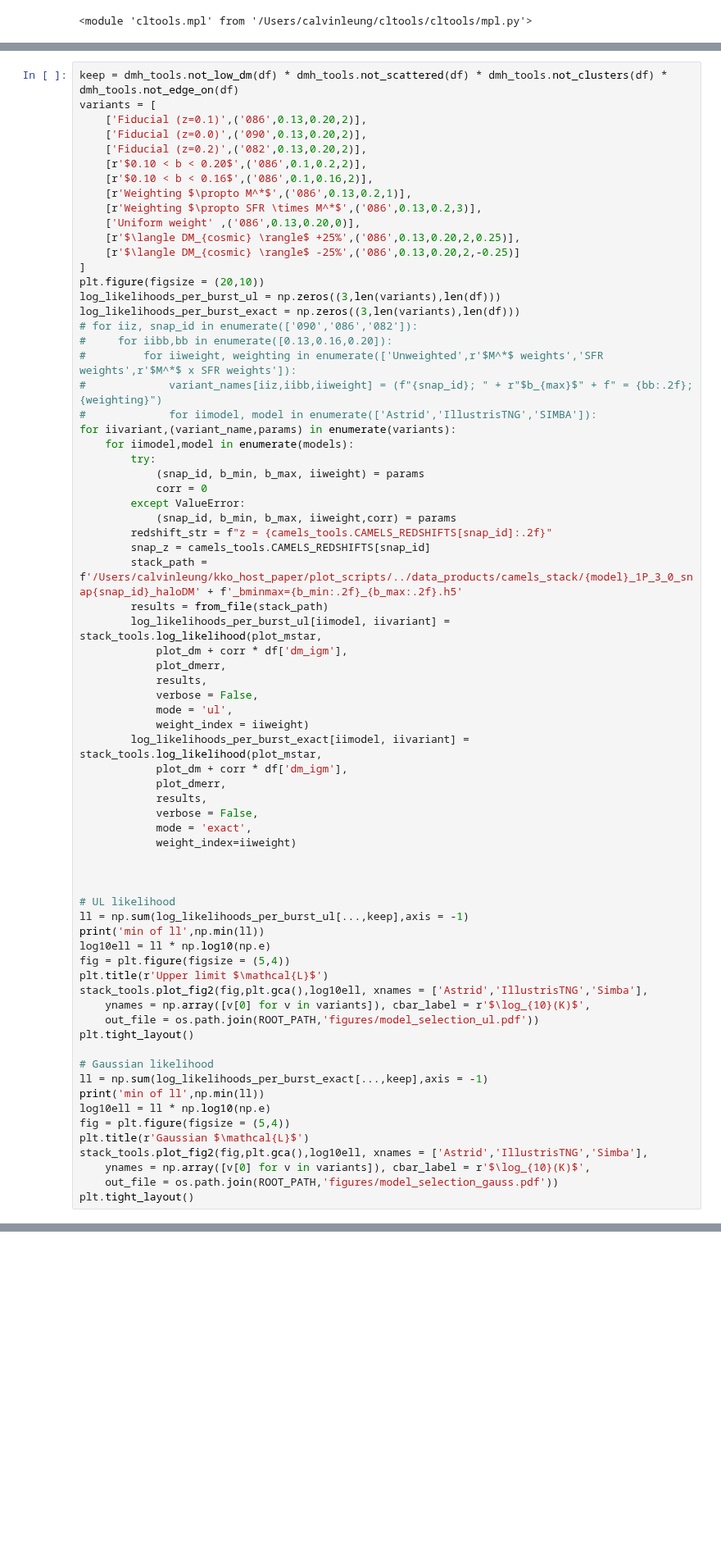
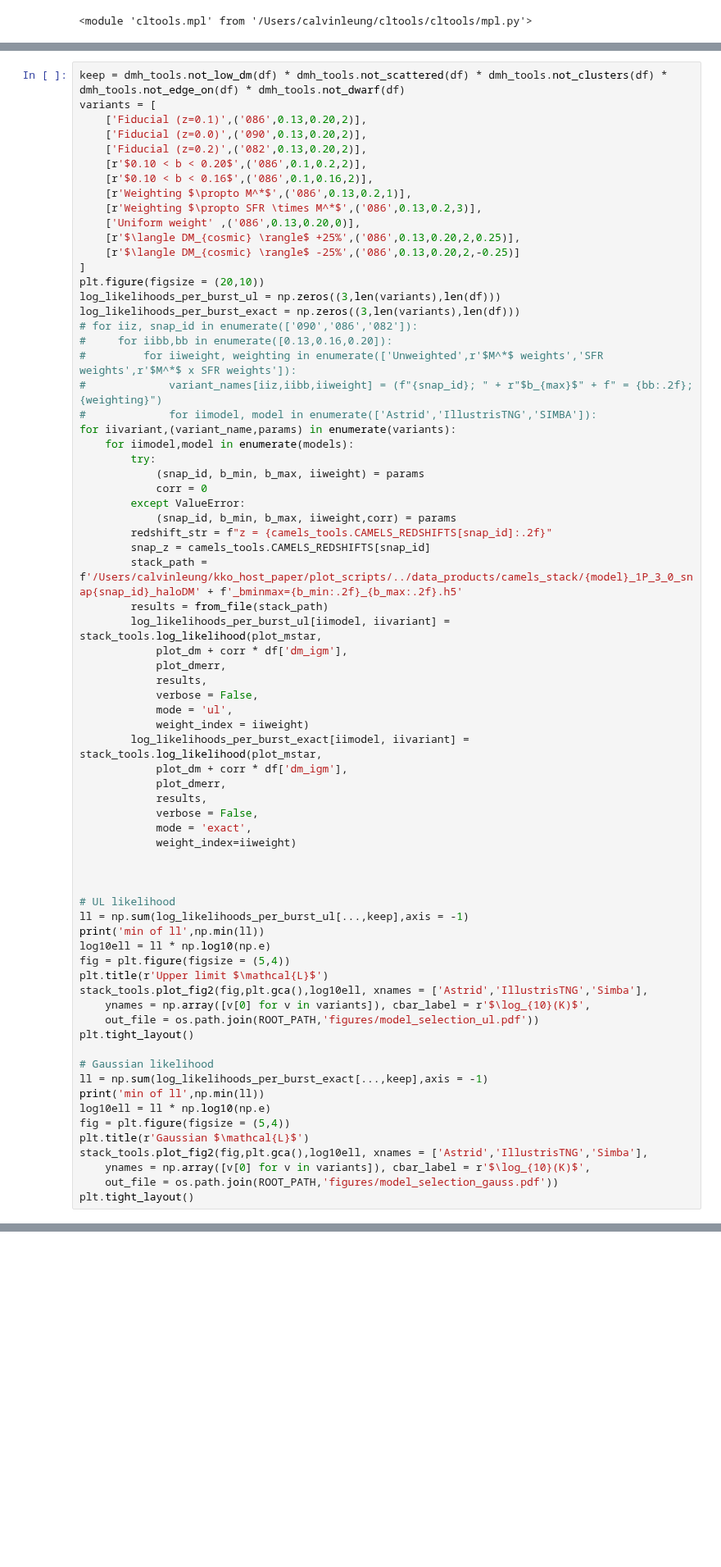
Before and after one commit to leungcalvin/kko_host_paper, a Jupyter notebook: plot_scripts/stack_camels.ipynb, the cells around one changed output, grey strips where cells are left out. Shown at 82% size. Cells and saved outputs as stored; diff of their text form; blank space fills up the shorter version.

```diff
--- a/plot_scripts/stack_camels.ipynb
+++ b/plot_scripts/stack_camels.ipynb
@@ -164,5 +166,5 @@ Still needs M* measurement: Index(['FRB20230222B', 'FRB20231201A', 'FRB20231223C
 # %%
-keep = dmh_tools.not_low_dm(df) * dmh_tools.not_scattered(df) * dmh_tools.not_clusters(df) * dmh_tools.not_edge_on(df)
+keep = dmh_tools.not_low_dm(df) * dmh_tools.not_scattered(df) * dmh_tools.not_clusters(df) * dmh_tools.not_edge_on(df) * dmh_tools.not_dwarf(df)
 variants = [
     ['Fiducial (z=0.1)',('086',0.13,0.20,2)],
     ['Fiducial (z=0.0)',('090',0.13,0.20,2)],
@@ -232,3 +234,4 @@ stack_tools.plot_fig2(fig,plt.gca(),log10ell, xnames = ['Astrid','IllustrisTNG',
     ynames = np.array([v[0] for v in variants]), cbar_label = r'$\log_{10}(K)$',
     out_file = os.path.join(ROOT_PATH,'figures/model_selection_gauss.pdf'))
 plt.tight_layout()
+# %% [output]
@@ -234,0 +240 @@ plt.tight_layout()
+[figure, added]
```
Also changed, not shown: parts of 2 cells of this notebook.
